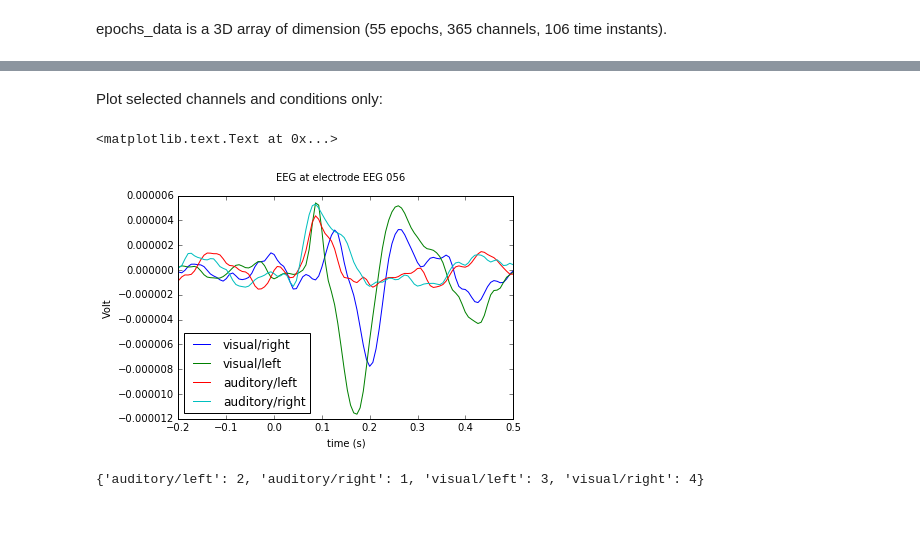
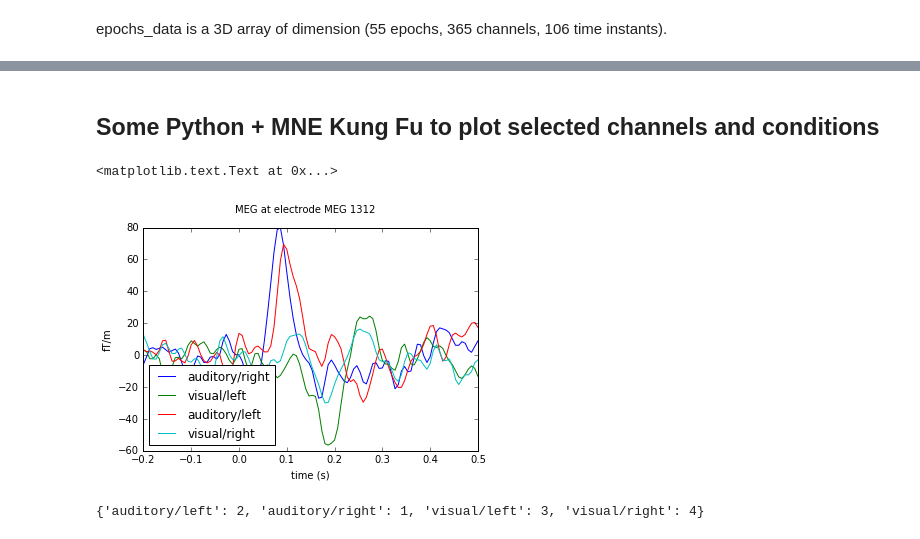
Before and after one commit to mne-tools/mne-python-notebooks, a Jupyter notebook: 1-MNE_from_raw_to_epochs_evoked.ipynb, the cells around one changed output, grey strips where cells are left out. Cells and saved outputs as stored; diff of their text form; code cells hidden in the pictures.

```diff
--- a/1-MNE_from_raw_to_epochs_evoked.ipynb
+++ b/1-MNE_from_raw_to_epochs_evoked.ipynb
@@ -236,3 +238,0 @@ Mark 2 channels as bad:
-# %%
-raw.info['bads'] = ['MEG 2443', 'EEG 053']
-print(raw.info['bads'])
@@ -261,5 +247,10 @@ reject = dict(grad=4000e-13, mag=4e-12, eog=150e-6)
+# %%
+# we re picky again, this time with EOG
+picks_meg = mne.pick_types(raw.info, meg=True, eeg=False, eog=True,
+                           stim=False, exclude='bads')
+# we start by looking at magnetometer and gradiometer signals
 # %% [markdown]
 Read epochs:
 # %%
 epochs = mne.Epochs(raw, events, event_id, tmin, tmax, proj=True,
-                    picks=picks, baseline=baseline, reject=reject)
+                    picks=picks_meg, baseline=baseline, reject=reject)
@@ -350,6 +366,6 @@ print(epochs_data.shape)
 epochs_data is a 3D array of dimension (55 epochs, 365 channels, 106 time instants).
 # %%
 # Loop over conditions
-for k in event_id:
-    epochs[k].average().plot();
+for condition in event_id:
+    epochs[k].average().plot_topomap(times=[0.1, 0.15], title=condition);
 # %% [output]
@@ -360,20 +376,21 @@ for k in event_id:
-# %% [markdown]
-Plot selected channels and conditions only:
+# %% [markdown]
+## Some Python + MNE Kung Fu to plot selected channels and conditions
 # %%
-electrode = "EEG 056"
-ax = plt.axes()
-evokeds = {k:epochs[k].average() for k in event_id}
-for k in evokeds:
-    d = evokeds[k].pick_channels([electrode], copy=True).data.squeeze()
-    plt.plot(evokeds[k].times, d, label=k)
+sensor = "MEG 1312"
+
+evokeds = {k:epochs[k].average() for k in event_id}  # funny expression, no? Google "dict comprehension"
+
+for condition, evoked in evokeds.items():  # that's what dictionaries are good for, looping!
+    data = evoked.pick_channels([sensor], copy=True).data[0]
+    plt.plot(evoked.times, data * 1e13, label=condition)
 
 plt.legend(loc="lower left")
-plt.ylabel("Volt")
+plt.ylabel("fT/m")
 plt.xlabel("time (s)")
-plt.suptitle("EEG at electrode {}".format(electrode))
+plt.suptitle("MEG at electrode {}".format(sensor))
 # %% [output]
 <matplotlib.text.Text at 0x...>
-[figure, old version]
+[figure, new version]
 # %%
 # remember ...
 event_id
```
Also changed, not shown: parts of 73 cells of this notebook.
